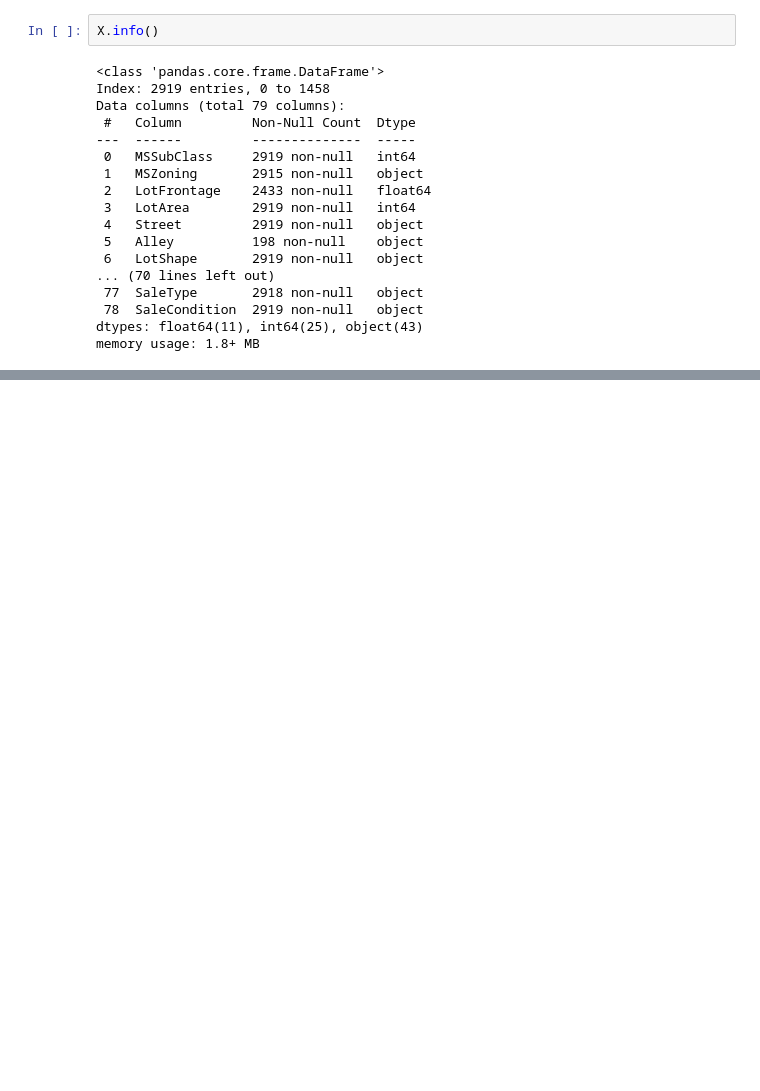
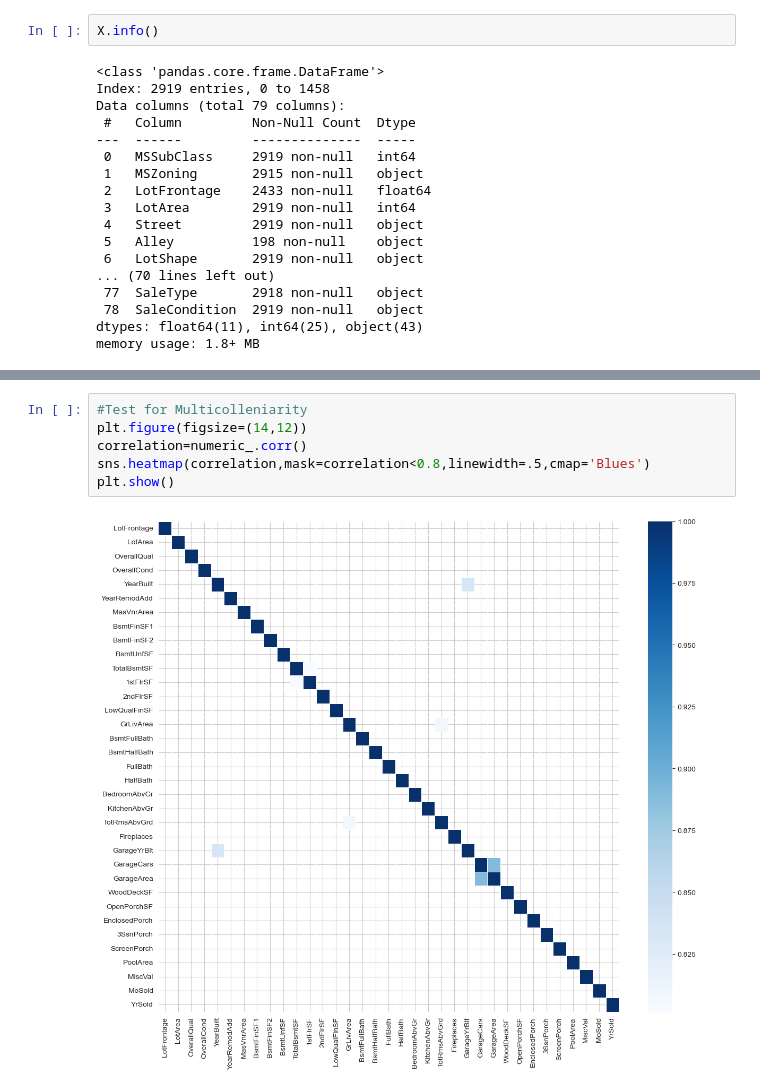
Before and after one commit to manishbhatia7/Kaggle, a Jupyter notebook: Competition Datasets/House Prices - Advanced Regression Techniques/notebook.ipynb, the cells around one changed output, grey strips where cells are left out. Cells and saved outputs as stored; diff of their text form; blank space fills up the shorter version.

```diff
--- a/Competition Datasets/House Prices - Advanced Regression Techniques/notebook.ipynb
+++ b/Competition Datasets/House Prices - Advanced Regression Techniques/notebook.ipynb
@@ -67,0 +208,8 @@ memory usage: 1.8+ MB
+# %%
+#Test for Multicolleniarity
+plt.figure(figsize=(14,12))
+correlation=numeric_.corr()
+sns.heatmap(correlation,mask=correlation<0.8,linewidth=.5,cmap='Blues')
+plt.show()
+# %% [output]
+[figure, added]
```
Also changed, not shown: parts of 11 cells of this notebook.
